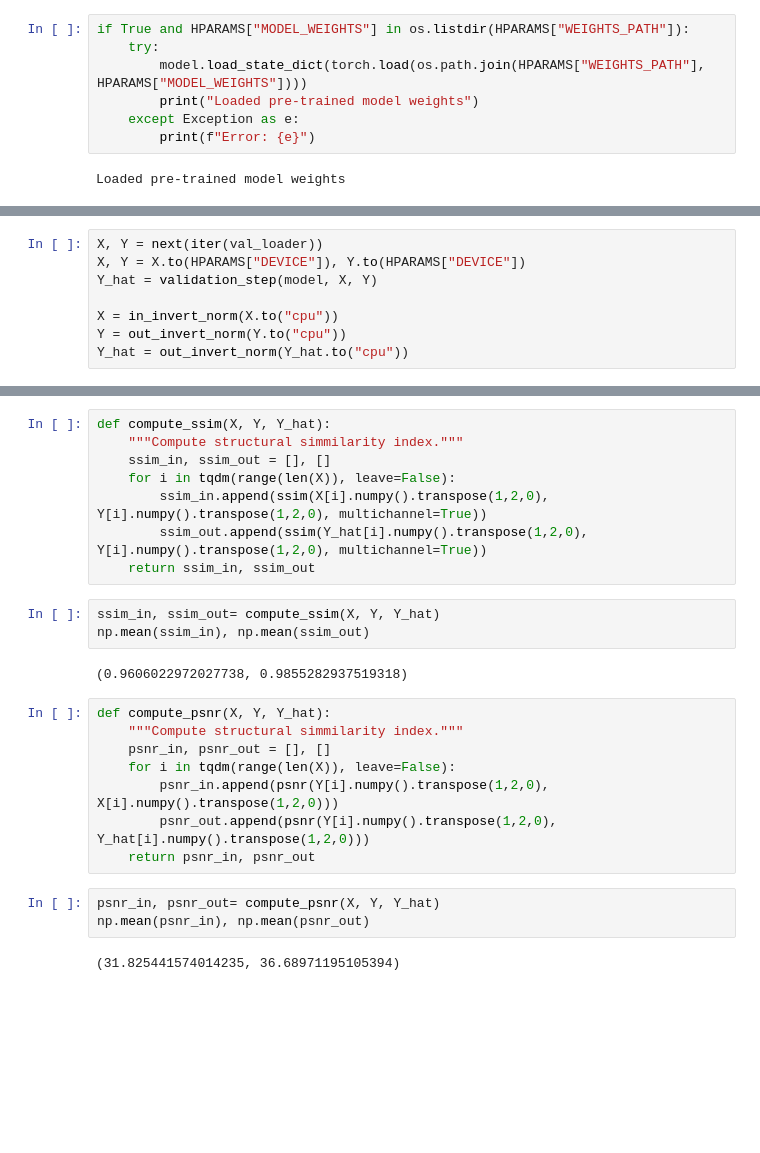
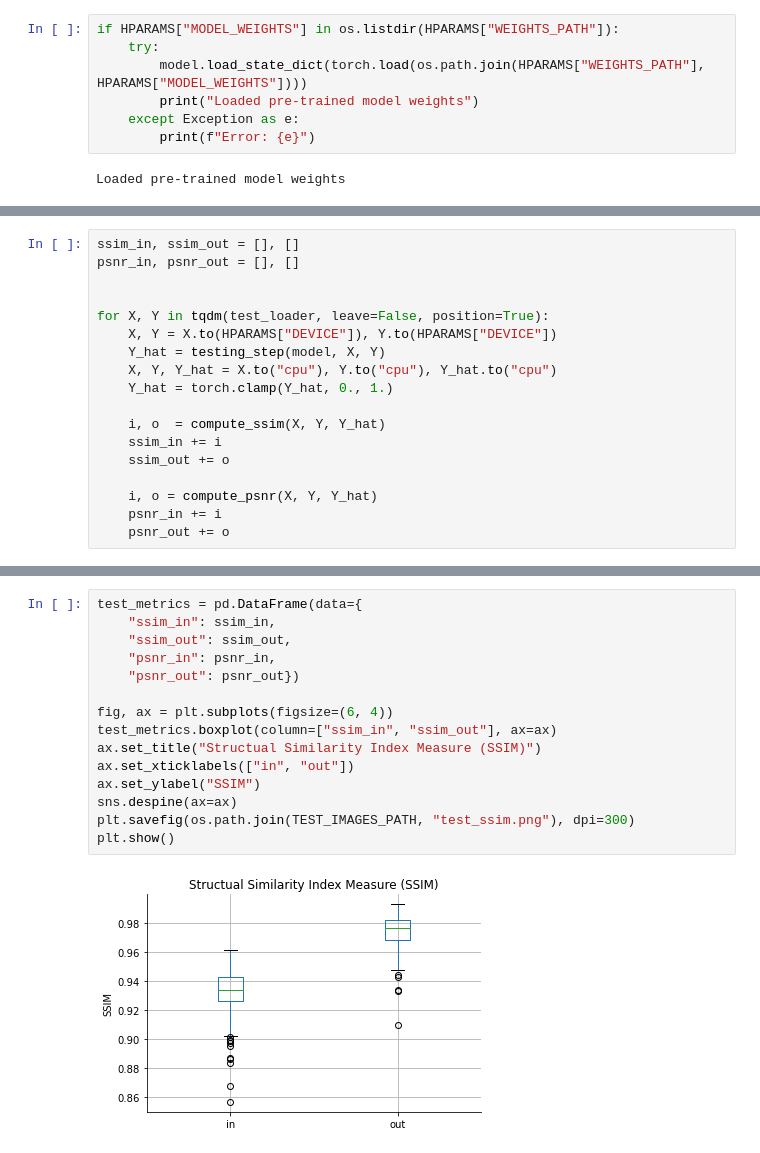
Before and after one commit to nitinkmittal/super_image_resolution, a Jupyter notebook: notebooks/20210613-results.ipynb, the cells around one changed output, grey strips where cells are left out. Saved outputs shown, nothing was run; the diff lists cells and outputs as text; blank space fills up the shorter version.

```diff
--- a/notebooks/20210613-results.ipynb
+++ b/notebooks/20210613-results.ipynb
@@ -178,5 +152,5 @@ UNet(
 # %%
-if True and HPARAMS["MODEL_WEIGHTS"] in os.listdir(HPARAMS["WEIGHTS_PATH"]):
+if HPARAMS["MODEL_WEIGHTS"] in os.listdir(HPARAMS["WEIGHTS_PATH"]):
     try:
         model.load_state_dict(torch.load(os.path.join(HPARAMS["WEIGHTS_PATH"], HPARAMS["MODEL_WEIGHTS"])))
         print("Loaded pre-trained model weights")
@@ -193,8 +170,18 @@ def validation_step(model, X: Tensor, Y: Tensor) -> Tuple[float, Tensor]:
 # %%
-X, Y = next(iter(val_loader))
-X, Y = X.to(HPARAMS["DEVICE"]), Y.to(HPARAMS["DEVICE"])
-Y_hat = validation_step(model, X, Y)
+ssim_in, ssim_out = [], []
+psnr_in, psnr_out = [], []
 
-X = in_invert_norm(X.to("cpu"))
-Y = out_invert_norm(Y.to("cpu"))
-Y_hat = out_invert_norm(Y_hat.to("cpu"))
+
+for X, Y in tqdm(test_loader, leave=False, position=True):
+    X, Y = X.to(HPARAMS["DEVICE"]), Y.to(HPARAMS["DEVICE"])
+    Y_hat = testing_step(model, X, Y)
+    X, Y, Y_hat = X.to("cpu"), Y.to("cpu"), Y_hat.to("cpu")
+    Y_hat = torch.clamp(Y_hat, 0., 1.)
+
+    i, o  = compute_ssim(X, Y, Y_hat)
+    ssim_in += i
+    ssim_out += o
+
+    i, o = compute_psnr(X, Y, Y_hat)
+    psnr_in += i
+    psnr_out += o
@@ -243,26 +188,17 @@ Clipping input data to the valid range for imshow with RGB data ([0..1] for floa
-# %%
-def compute_ssim(X, Y, Y_hat):
-    """Compute structural simmilarity index."""
-    ssim_in, ssim_out = [], []
-    for i in tqdm(range(len(X)), leave=False):
-        ssim_in.append(ssim(X[i].numpy().transpose(1,2,0), Y[i].numpy().transpose(1,2,0), multichannel=True))
-        ssim_out.append(ssim(Y_hat[i].numpy().transpose(1,2,0), Y[i].numpy().transpose(1,2,0), multichannel=True))
-    return ssim_in, ssim_out
-# %%
-ssim_in, ssim_out= compute_ssim(X, Y, Y_hat)
-np.mean(ssim_in), np.mean(ssim_out)
-# %% [output]
-(0.9606022972027738, 0.9855282937519318)
-# %%
-def compute_psnr(X, Y, Y_hat):
-    """Compute structural simmilarity index."""
-    psnr_in, psnr_out = [], []
-    for i in tqdm(range(len(X)), leave=False):
-        psnr_in.append(psnr(Y[i].numpy().transpose(1,2,0), X[i].numpy().transpose(1,2,0)))
-        psnr_out.append(psnr(Y[i].numpy().transpose(1,2,0), Y_hat[i].numpy().transpose(1,2,0)))
-    return psnr_in, psnr_out
-# %%
-psnr_in, psnr_out= compute_psnr(X, Y, Y_hat)
-np.mean(psnr_in), np.mean(psnr_out)
-# %% [output]
-(31.825441574014235, 36.68971195105394)
+# %%
+test_metrics = pd.DataFrame(data={
+    "ssim_in": ssim_in,
+    "ssim_out": ssim_out,
+    "psnr_in": psnr_in,
+    "psnr_out": psnr_out})
+
+fig, ax = plt.subplots(figsize=(6, 4))
+test_metrics.boxplot(column=["ssim_in", "ssim_out"], ax=ax)
+ax.set_title("Structual Similarity Index Measure (SSIM)")
+ax.set_xticklabels(["in", "out"])
+ax.set_ylabel("SSIM")
+sns.despine(ax=ax)
+plt.savefig(os.path.join(TEST_IMAGES_PATH, "test_ssim.png"), dpi=300)
+plt.show()
+# %% [output]
+[figure, added]
```
Also changed, not shown: parts of 30 cells of this notebook, 9 other files.
